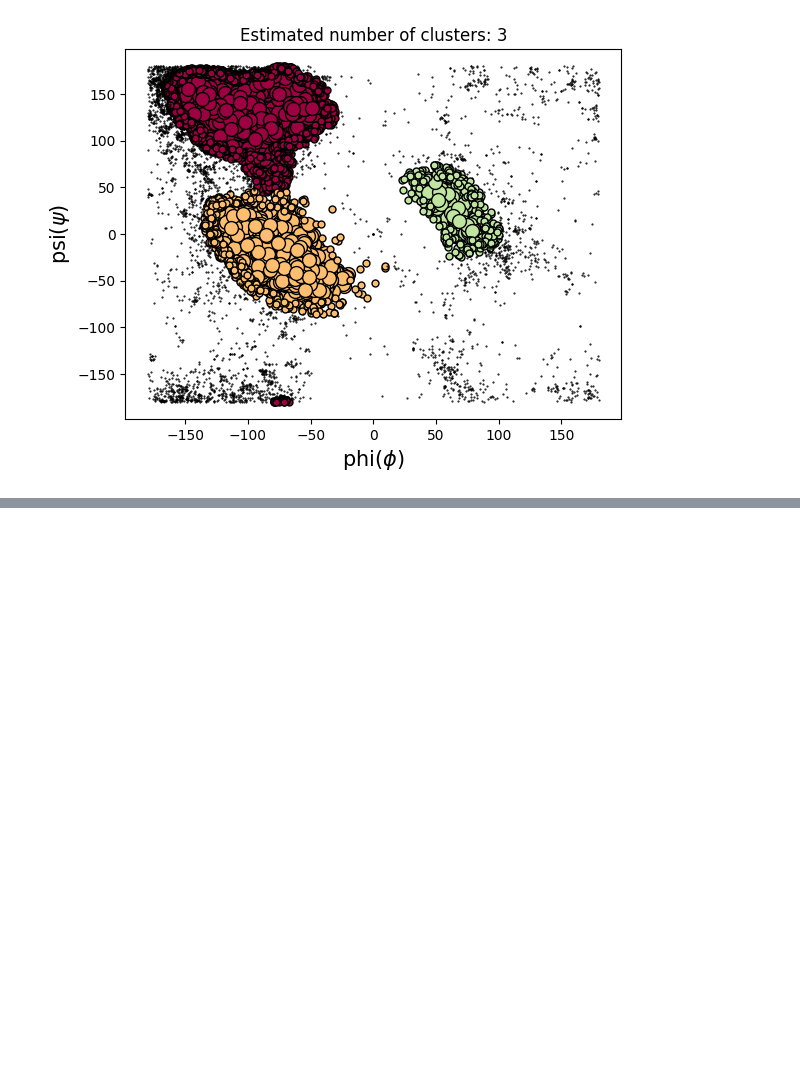
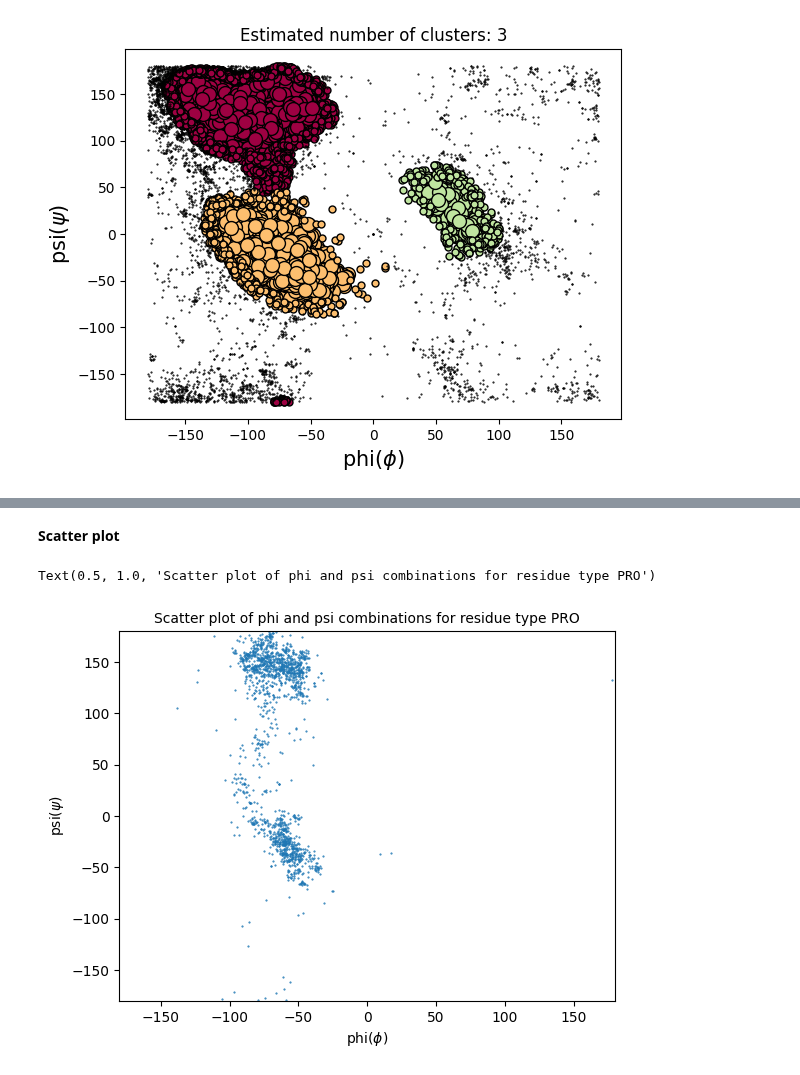
Before and after one commit to chenbin234/DAT405-DIT407-Introduction-to-data-science-and-AI, a Jupyter notebook: Assignment_3/intro_to_AI_ass3_by_Bingcheng.ipynb, the cells around one changed output, grey strips where cells are left out. Drawn from its saved outputs; the diff is of its cells as text; code cells hidden in the pictures; blank space fills up the shorter version.

```diff
--- a/Assignment_3/intro_to_AI_ass3_by_Bingcheng.ipynb
+++ b/Assignment_3/intro_to_AI_ass3_by_Bingcheng.ipynb
@@ -204,0 +233,3 @@ plt.show()
+# %%
+df_pro = df[df['residue name']=='PRO']
+df_pro
@@ -204,0 +250,12 @@ plt.show()
+# %% [markdown]
+**Scatter plot**
+# %%
+plt.scatter(df_pro['phi'], df_pro['psi'], marker='.', s=1)
+plt.xlabel('phi($\phi$)',fontsize=10)
+plt.ylabel('psi($\psi$)',fontsize=10)
+plt.xlim(-180,180)
+plt.ylim(-180,180)
+plt.title('Scatter plot of phi and psi combinations for residue type PRO', fontsize=10)
+# %% [output]
+Text(0.5, 1.0, 'Scatter plot of phi and psi combinations for residue type PRO')
+[figure, added]
```
Also changed, not shown: parts of 14 cells of this notebook.
